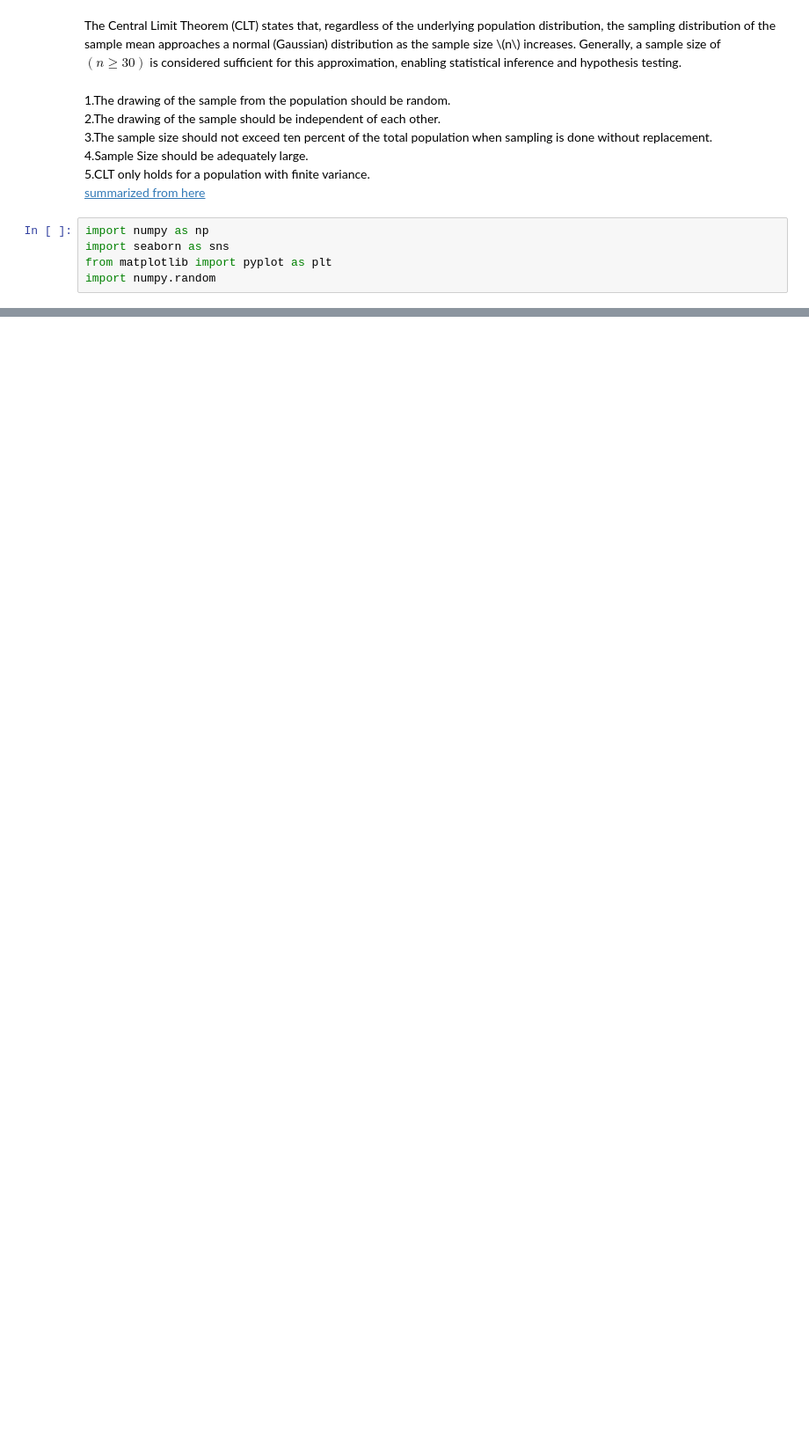
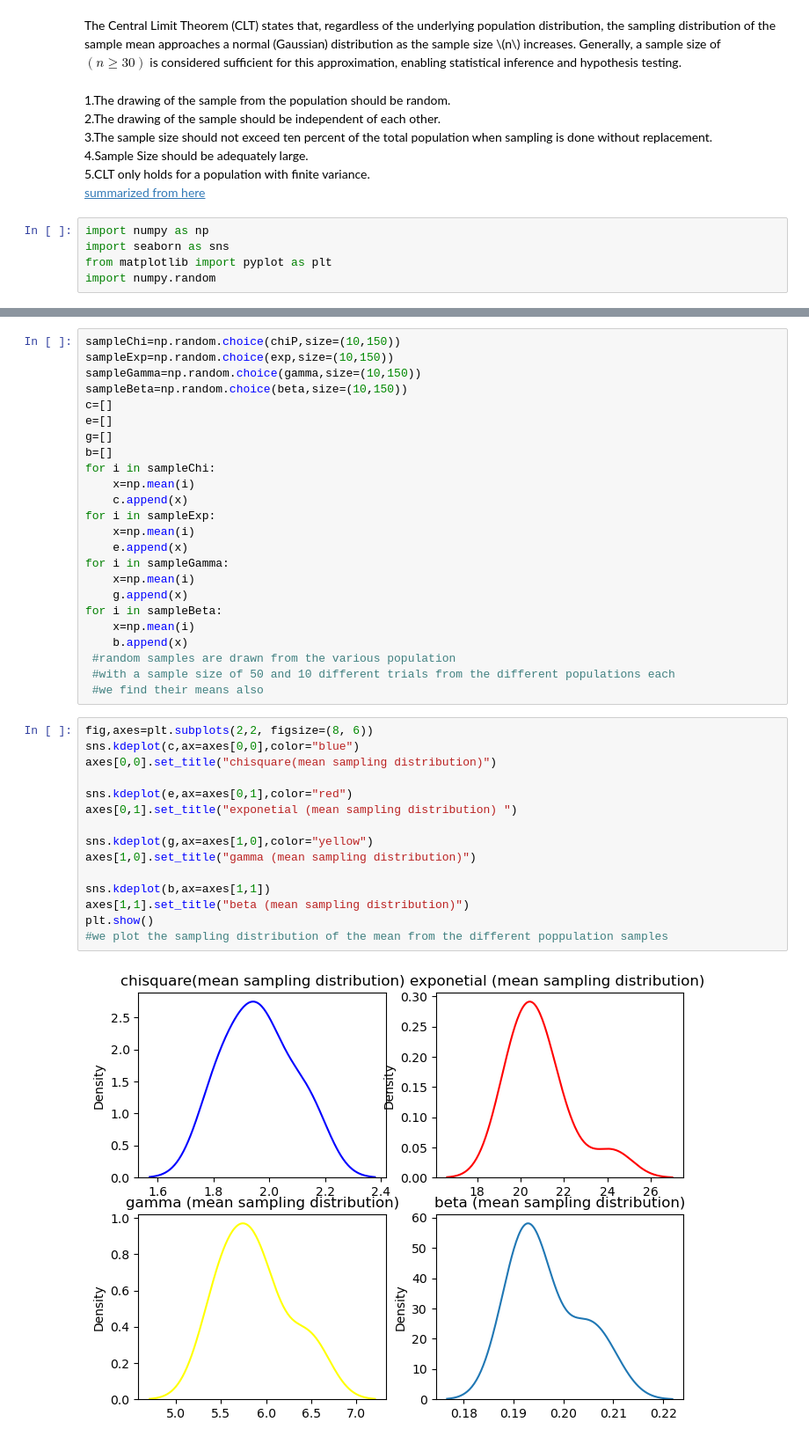
Before and after one commit to ManassehKemevor/central-limit-theorem, a Jupyter notebook: central limit theorem.ipynb, the cells around one changed output, grey strips where cells are left out. Shown at 88% size. Cells and saved outputs as stored; diff of their text form; blank space fills up the shorter version.

```diff
--- a/central limit theorem.ipynb
+++ b/central limit theorem.ipynb
@@ -102,0 +126,41 @@ plt.show()
+# %%
+sampleChi=np.random.choice(chiP,size=(10,150))
+sampleExp=np.random.choice(exp,size=(10,150))
+sampleGamma=np.random.choice(gamma,size=(10,150))
+sampleBeta=np.random.choice(beta,size=(10,150))
+c=[]
+e=[]
+g=[]
+b=[]
+for i in sampleChi:
+    x=np.mean(i)
+    c.append(x)
+for i in sampleExp:
+    x=np.mean(i)
+    e.append(x)
+for i in sampleGamma:
+    x=np.mean(i)
+    g.append(x)
+for i in sampleBeta:
+    x=np.mean(i)
+    b.append(x)
+ #random samples are drawn from the various population
+ #with a sample size of 50 and 10 different trials from the different populations each
+ #we find their means also
+# %%
+fig,axes=plt.subplots(2,2, figsize=(8, 6))
+sns.kdeplot(c,ax=axes[0,0],color="blue")
+axes[0,0].set_title("chisquare(mean sampling distribution)")
+
+sns.kdeplot(e,ax=axes[0,1],color="red")
+axes[0,1].set_title("exponetial (mean sampling distribution) ")
+
+sns.kdeplot(g,ax=axes[1,0],color="yellow")
+axes[1,0].set_title("gamma (mean sampling distribution)")
+
+sns.kdeplot(b,ax=axes[1,1])
+axes[1,1].set_title("beta (mean sampling distribution)")
+plt.show()
+#we plot the sampling distribution of the mean from the different poppulation samples
+# %% [output]
+[figure, added]
```
Also changed, not shown: parts of 15 cells of this notebook.
